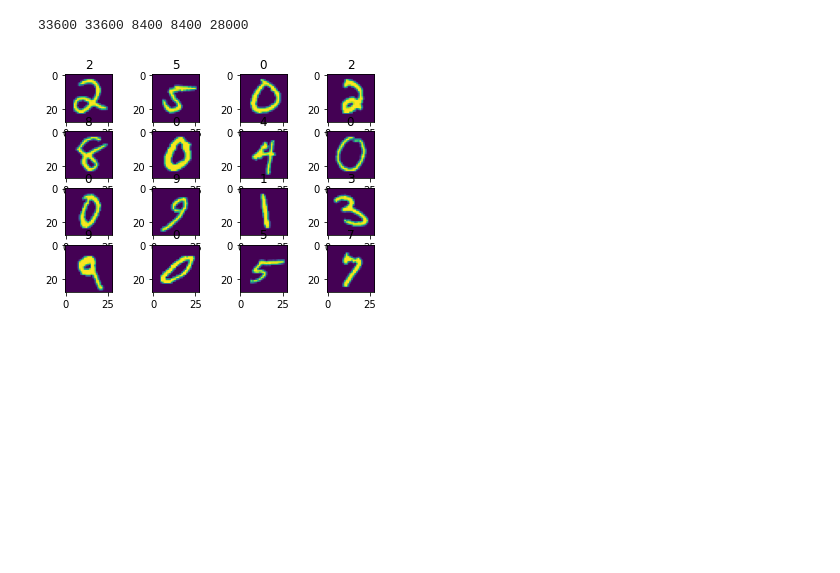
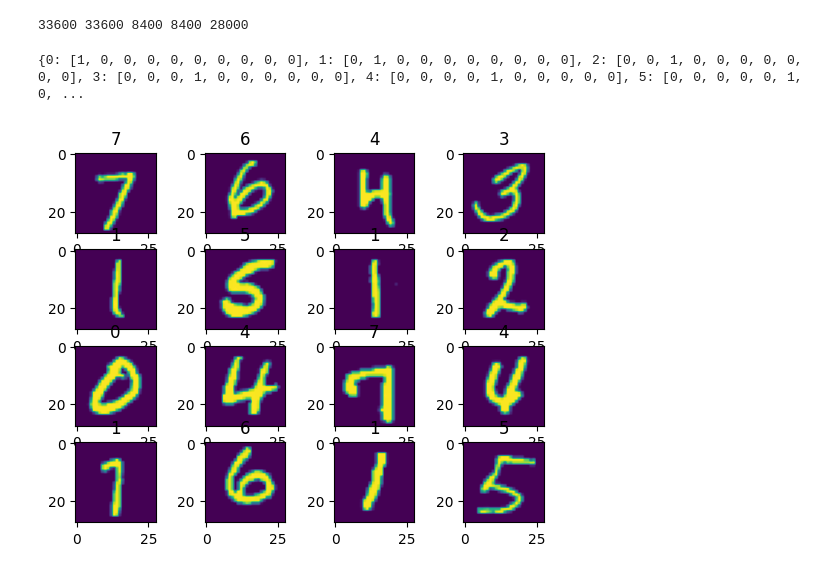
Before and after one commit to YadneshD/ai-ml, a Jupyter notebook: MNIST.ipynb, the cells around one changed output. Saved outputs shown, nothing was run; the diff lists cells and outputs as text; code cells hidden in the pictures; blank space fills up the shorter version.

```diff
--- a/MNIST.ipynb
+++ b/MNIST.ipynb
@@ -36,6 +39,17 @@ print(len(xtrain_df), len(ytrain_df), len(xval_df), len(yval_df), len(test_df))
 # %%
 import torch
 import torch.nn.functional as F
+# %%
+labels_dict = {}
+
+for xx in range(10):
+    zeros = [0 for _ in range(10)]
+    zeros[xx] = 1
+    labels_dict[xx] = zeros
+
+print(labels_dict)
+# %% [output]
+{0: [1, 0, 0, 0, 0, 0, 0, 0, 0, 0], 1: [0, 1, 0, 0, 0, 0, 0, 0, 0, 0], 2: [0, 0, 1, 0, 0, 0, 0, 0, 0, 0], 3: [0, 0, 0, 1, 0, 0, 0, 0, 0, 0], 4: [0, 0, 0, 0, 1, 0, 0, 0, 0, 0], 5: [0, 0, 0, 0, 0, 1, 0, ...
 # %%
 from torch.utils.data import Dataset, DataLoader
 
@@ -49,6 +63,8 @@ class make_dataset(Dataset):
         #sample = self.df.iloc[idx]
         image = self.x_df.iloc[idx]
         label = int(self.y_df.iloc[idx])
+        label = torch.FloatTensor(labels_dict[label])
+        #print(type(label))
         #print(image.shape, type(image))
         image = image.to_numpy(dtype=np.uint8)
         image = np.reshape(image, (28,28))
@@ -66,21 +82,25 @@ val_dataloader = DataLoader(val_dlo, shuffle=False, pin_memory=False, batch_size
 # %%
 fig, axes = plt.subplots(4,4)
 xx, yy = 0, 0
 for i,xbatch in enumerate(train_dataloader):
+    #print(xbatch.shape)
     for j in range(batch_size):
         image = xbatch['image'][j]
-        label = xbatch['label'][j]
+        #print(len(xbatch['label']), xbatch['label'][j].shape)
+        label = list(map(lambda xx: xx.item(), xbatch['label'][j]))
+        #print(label)
+        label = label.index(1)
         axes[xx,yy].imshow(image)
         axes[xx,yy].set_title(str(int(label)))
         yy += 1
         if yy == 4:
             xx += 1
             yy = 0
     break
 
 plt.show()
 # %% [output]
-[figure, old version]
+[figure, new version]
 # %%
 import torch.nn as nn
 import torch.nn.functional as F
```
Also changed, not shown: parts of 10 cells of this notebook, 5 other files.
